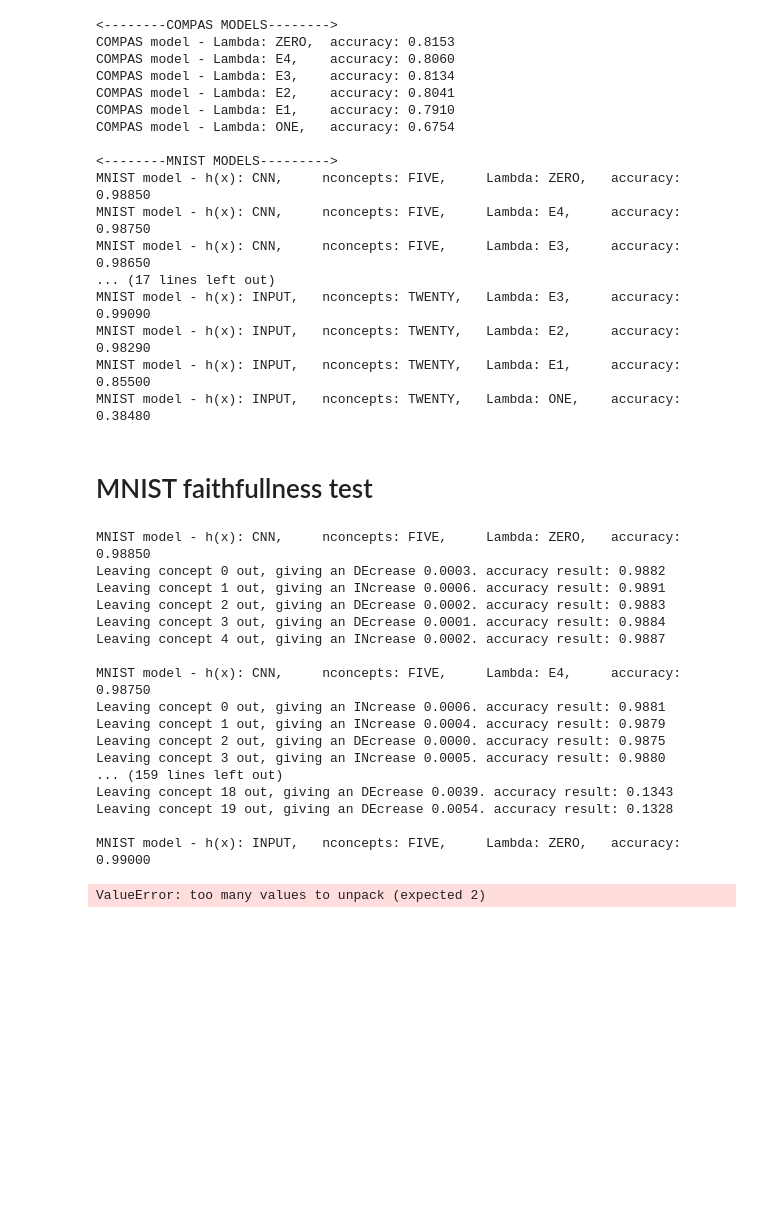
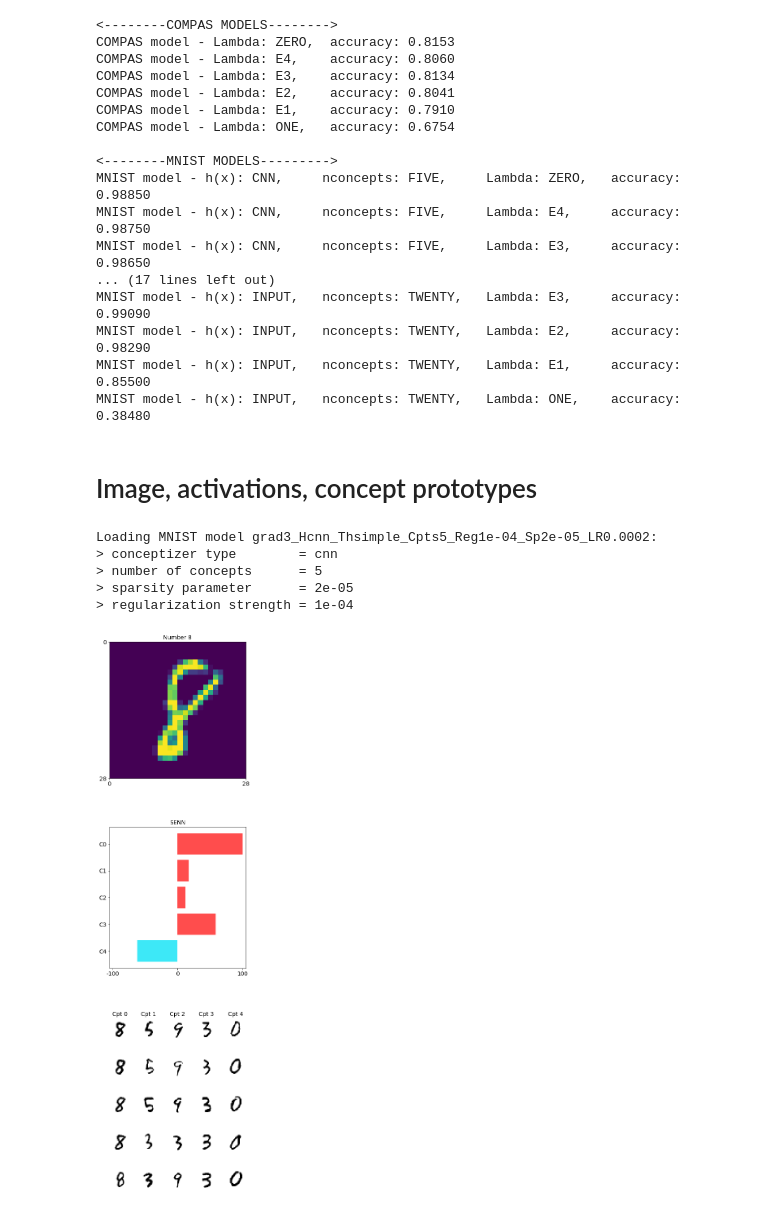
Before and after one commit to ricokoff/FACT-AI, a Jupyter notebook: SENN/Notebook.ipynb, the cells around one changed output. Cells and saved outputs as stored; diff of their text form; code cells hidden in the pictures; blank space fills up the shorter version.

Commit message:
Visualizations of figure 2 - original paper

```diff
--- a/SENN/Notebook.ipynb
+++ b/SENN/Notebook.ipynb
@@ -108,40 +138,17 @@ MNIST model - h(x): INPUT,   nconcepts: TWENTY,   Lambda: E3,     accuracy: 0.99
 MNIST model - h(x): INPUT,   nconcepts: TWENTY,   Lambda: E2,     accuracy: 0.98290
 MNIST model - h(x): INPUT,   nconcepts: TWENTY,   Lambda: E1,     accuracy: 0.85500
 MNIST model - h(x): INPUT,   nconcepts: TWENTY,   Lambda: ONE,    accuracy: 0.38480
-# %% [markdown]
-# MNIST faithfullness test
-# %%
-count = 0
-for ht in HType:
-    for concept in NConcepts:
-        for reg in RegLambda:
-            model = load_mnist(reg, ht, concept, False)
-            strht = ("h(x): "+str(ht)[6:] + ",").ljust(14, ' ')
-            strconcept = ("nconcepts: "+str(concept)[10:] + ",").ljust(20, ' ')
-            strreg = ("Lambda: " + str(reg)[10:] + ",").ljust(15, ' ')
-            print("MNIST model - %s %s %s accuracy: %0.5f" %(strht, strconcept, strreg, mnist_acc[count]))
-            faith_acc = mnist.faith_evaluate(model, concept.value, MNIST_TEST_SET, print_freq=0, return_acc=True, cuda=True)
-            for x in faith_acc:
-                line = "INcrease {:05.4f}".format(faith_acc[x]-mnist_acc[count]) if faith_acc[x] > mnist_acc[count] else "DEcrease {:05.4f}".format(mnist_acc[count]-faith_acc[x])
-                print("Leaving concept %d out, giving an %s. accuracy result: %0.4f" %(x, line, faith_acc[x]))
-            print("")
-            count += 1
-# %% [output]
-MNIST model - h(x): CNN,     nconcepts: FIVE,     Lambda: ZERO,   accuracy: 0.98850
-Leaving concept 0 out, giving an DEcrease 0.0003. accuracy result: 0.9882
-Leaving concept 1 out, giving an INcrease 0.0006. accuracy result: 0.9891
-Leaving concept 2 out, giving an DEcrease 0.0002. accuracy result: 0.9883
-Leaving concept 3 out, giving an DEcrease 0.0001. accuracy result: 0.9884
-Leaving concept 4 out, giving an INcrease 0.0002. accuracy result: 0.9887
-
-MNIST model - h(x): CNN,     nconcepts: FIVE,     Lambda: E4,     accuracy: 0.98750
-Leaving concept 0 out, giving an INcrease 0.0006. accuracy result: 0.9881
-Leaving concept 1 out, giving an INcrease 0.0004. accuracy result: 0.9879
-Leaving concept 2 out, giving an DEcrease 0.0000. accuracy result: 0.9875
-Leaving concept 3 out, giving an INcrease 0.0005. accuracy result: 0.9880
-... (159 lines left out)
-Leaving concept 18 out, giving an DEcrease 0.0039. accuracy result: 0.1343
-Leaving concept 19 out, giving an DEcrease 0.0054. accuracy result: 0.1328
-
-MNIST model - h(x): INPUT,   nconcepts: FIVE,     Lambda: ZERO,   accuracy: 0.99000
-ValueError: too many values to unpack (expected 2)
+# %% [markdown]
+# Image, activations, concept prototypes
+# %%
+model = load_mnist(n_concepts=NConcepts.FIVE)
+# %% [output]
+Loading MNIST model grad3_Hcnn_Thsimple_Cpts5_Reg1e-04_Sp2e-05_LR0.0002:
+> conceptizer type        = cnn
+> number of concepts      = 5
+> sparsity parameter      = 2e-05
+> regularization strength = 1e-04
+# %%
+mnist.im_act_con_plot(model, 8, layout='vertical', top_k=5)
+# %% [output]
+[figure, added]
```
Also changed, not shown: parts of 9 cells of this notebook, 1 other file.
